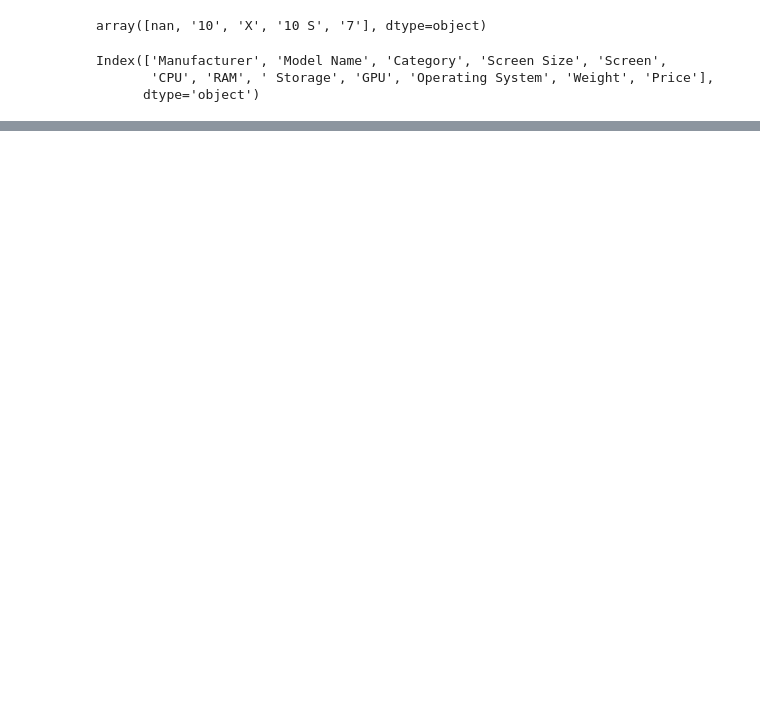
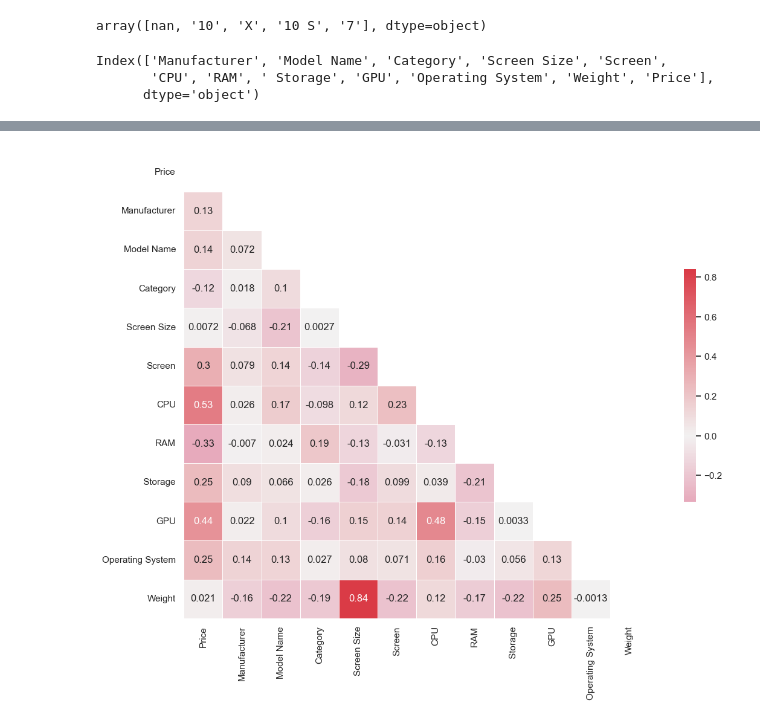
Before and after one commit to dapafer/kaggle-competition, a Jupyter notebook: src/EDA.ipynb, the cells around one changed output, grey strips where cells are left out. Drawn from its saved outputs; the diff is of its cells as text; code cells hidden in the pictures; blank space fills up the shorter version.

Commit message:
correlacion columnas "train"

```diff
--- a/src/EDA.ipynb
+++ b/src/EDA.ipynb
@@ -83,0 +118,12 @@ Index(['Manufacturer', 'Model Name', 'Category', 'Screen Size', 'Screen',
+# %%
+# transformar columnas categoricas a numericas
+
+# normalizar
+norm_num = pd.DataFrame(StandardScaler().fit_transform(train._get_numeric_data()), columns=train._get_numeric_data().columns)
+
+
+norm_obj = train.select_dtypes(include='object')
+
+norm = pd.concat([norm_num, norm_obj], axis=1)
+
+norm.head()
@@ -83,0 +137,13 @@ Index(['Manufacturer', 'Model Name', 'Category', 'Screen Size', 'Screen',
+# %%
+# label encoder
+le = LabelEncoder()
+
+for c in norm.columns:
+
+    if norm.dtypes[c]==object:
+
+        le.fit(norm[c].astype(str))
+
+        norm[c]=le.transform(norm[c].astype(str))
+
+norm.head()
@@ -84,20 +179,21 @@ Index(['Manufacturer', 'Model Name', 'Category', 'Screen Size', 'Screen',
 # %%
-# observar colinealidad
+# observar correlacion de columnas
+numeric_columns = norm.select_dtypes(include=['int64', 'float64'])
+correlation_matrix = numeric_columns.corr()
 
+mask=np.triu(np.ones_like(correlation_matrix, dtype=bool))
+
+sns.set(style='white')
+cmap=sns.diverging_palette(0, 10, as_cmap=True)
 plt.figure(figsize=(15, 10))
 
-sns.set(style='white')
-
-mask = np.triu(np.ones_like(train.corr(), dtype=bool))
-
-cmap = sns.diverging_palette(0, 10, as_cmap=True)
-
-
-sns.heatmap(train.corr(),
+sns.heatmap(correlation_matrix,
             mask=mask,
             cmap=cmap,
             center=0,
             square=True,
             annot=True,
             linewidths=0.5,
             cbar_kws={'shrink': 0.5});
+# %% [output]
+[figure, added]
```
Also changed, not shown: parts of 14 cells of this notebook.
